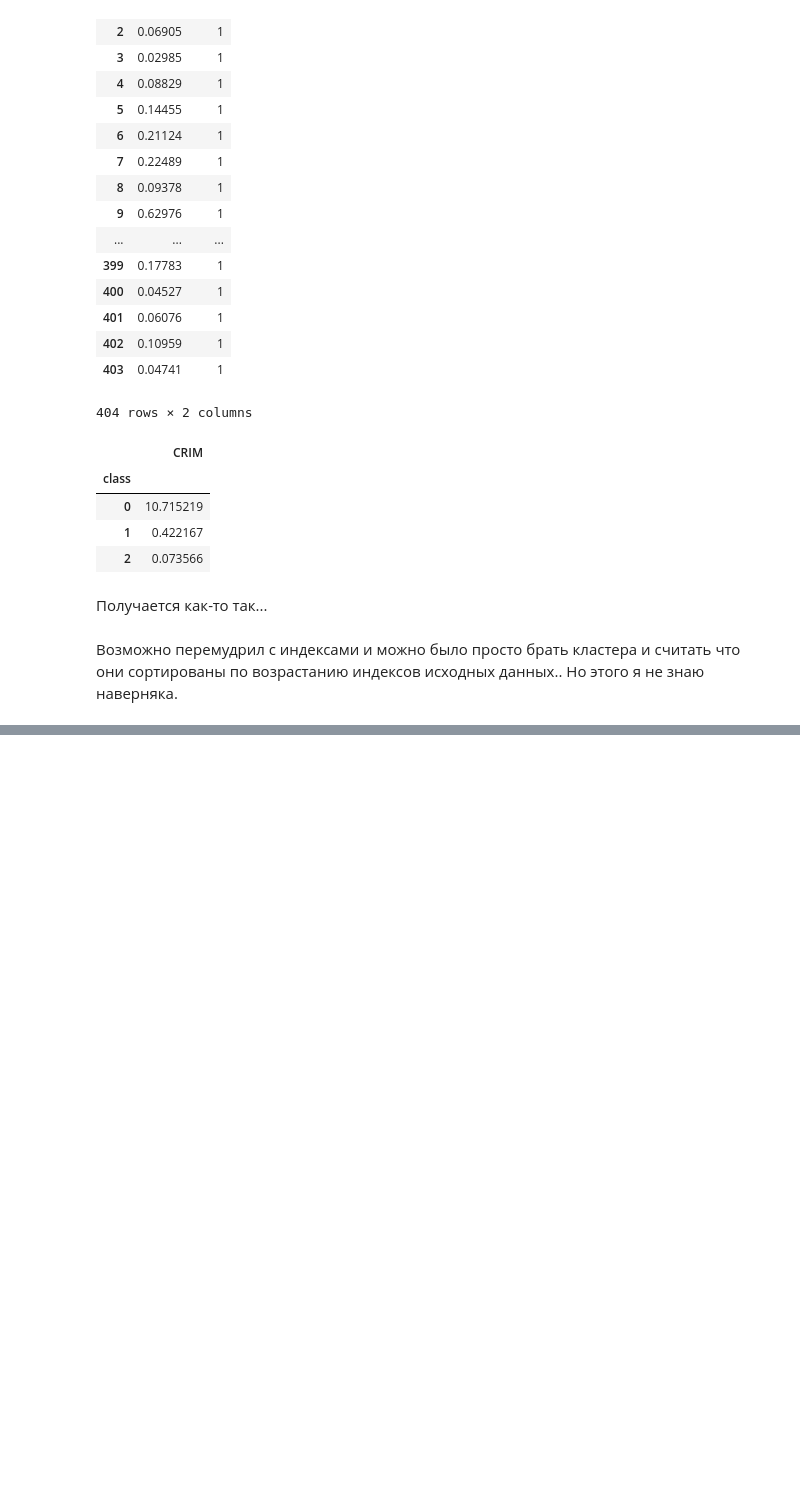
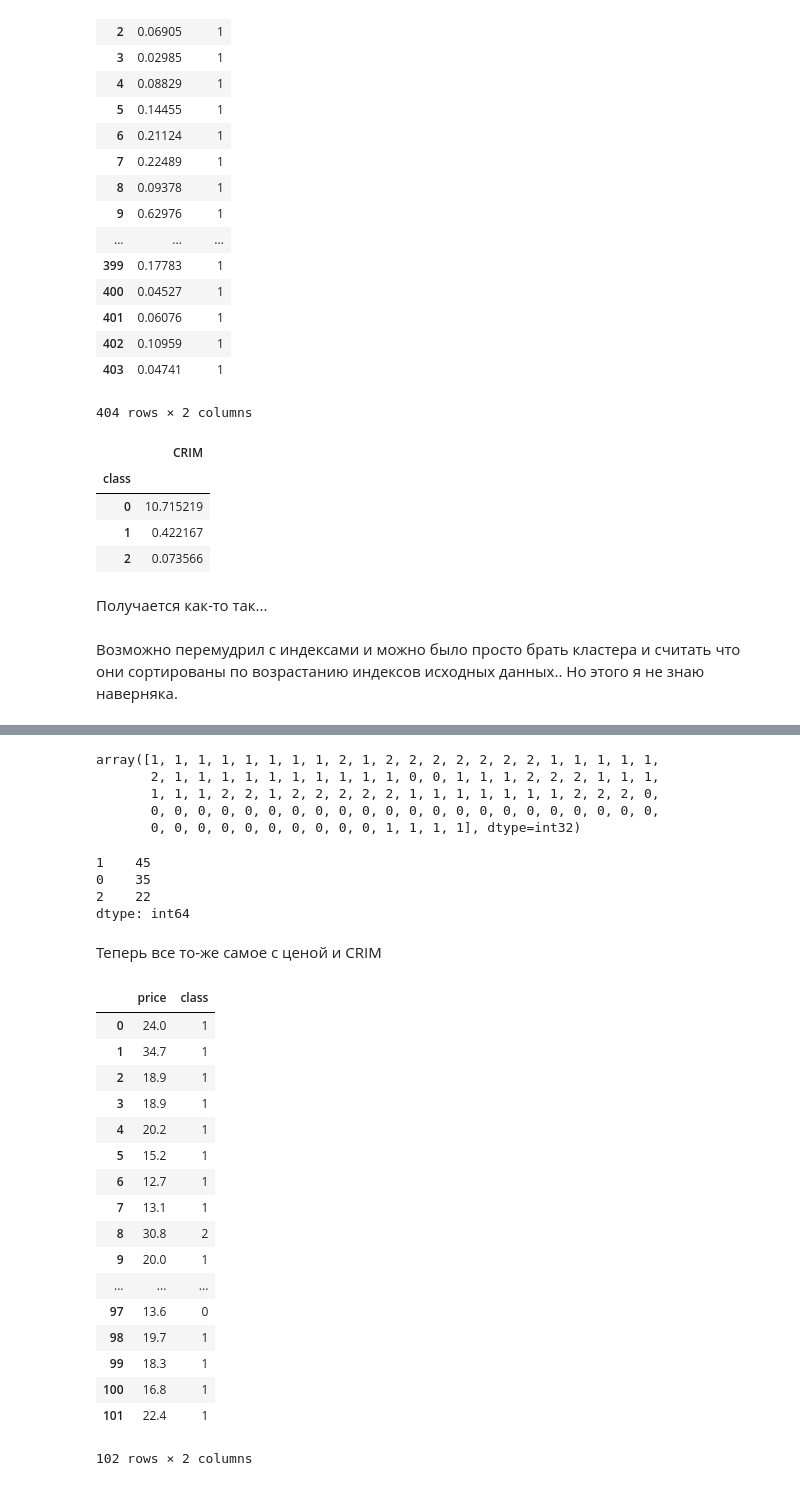
Before and after one commit to po-stas/GeekBrains-AI-Course, a Jupyter notebook: PY1/Lesson4/unsupervised.ipynb, the cells around one changed output, grey strips where cells are left out. Saved outputs shown, nothing was run; the diff lists cells and outputs as text; code cells hidden in the pictures; blank space fills up the shorter version.

```diff
--- a/PY1/Lesson4/unsupervised.ipynb
+++ b/PY1/Lesson4/unsupervised.ipynb
@@ -311,0 +347,40 @@ crim_w_class.groupby('class').mean()
+# %%
+labels_test_w_index
+# %% [output]
+array([1, 1, 1, 1, 1, 1, 1, 1, 2, 1, 2, 2, 2, 2, 2, 2, 2, 1, 1, 1, 1, 1,
+       2, 1, 1, 1, 1, 1, 1, 1, 1, 1, 1, 0, 0, 1, 1, 1, 2, 2, 2, 1, 1, 1,
+       1, 1, 1, 2, 2, 1, 2, 2, 2, 2, 2, 1, 1, 1, 1, 1, 1, 1, 2, 2, 2, 0,
+       0, 0, 0, 0, 0, 0, 0, 0, 0, 0, 0, 0, 0, 0, 0, 0, 0, 0, 0, 0, 0, 0,
+       0, 0, 0, 0, 0, 0, 0, 0, 0, 0, 1, 1, 1, 1], dtype=int32)
+# %%
+pd.value_counts(labels_test_w_index)
+# %% [output]
+1    45
+0    35
+2    22
+dtype: int64
+# %% [markdown]
+Теперь все то-же самое с ценой и CRIM
+# %%
+test_price_with_class = y_test.sort_index().reset_index().join(
+    pd.DataFrame(labels_test_w_index, columns=['class'])).drop(['index'], axis=1)
+test_price_with_class
+# %% [output]
+|  | price | class |
+| 0 | 24.0 | 1 |
+| 1 | 34.7 | 1 |
+| 2 | 18.9 | 1 |
+| 3 | 18.9 | 1 |
+| 4 | 20.2 | 1 |
+| 5 | 15.2 | 1 |
+| 6 | 12.7 | 1 |
+| 7 | 13.1 | 1 |
+| 8 | 30.8 | 2 |
+| 9 | 20.0 | 1 |
+| ... | ... | ... |
+| 97 | 13.6 | 0 |
+| 98 | 19.7 | 1 |
+| 99 | 18.3 | 1 |
+| 100 | 16.8 | 1 |
+| 101 | 22.4 | 1 |
+102 rows × 2 columns
```
Also changed, not shown: parts of 14 cells of this notebook.
